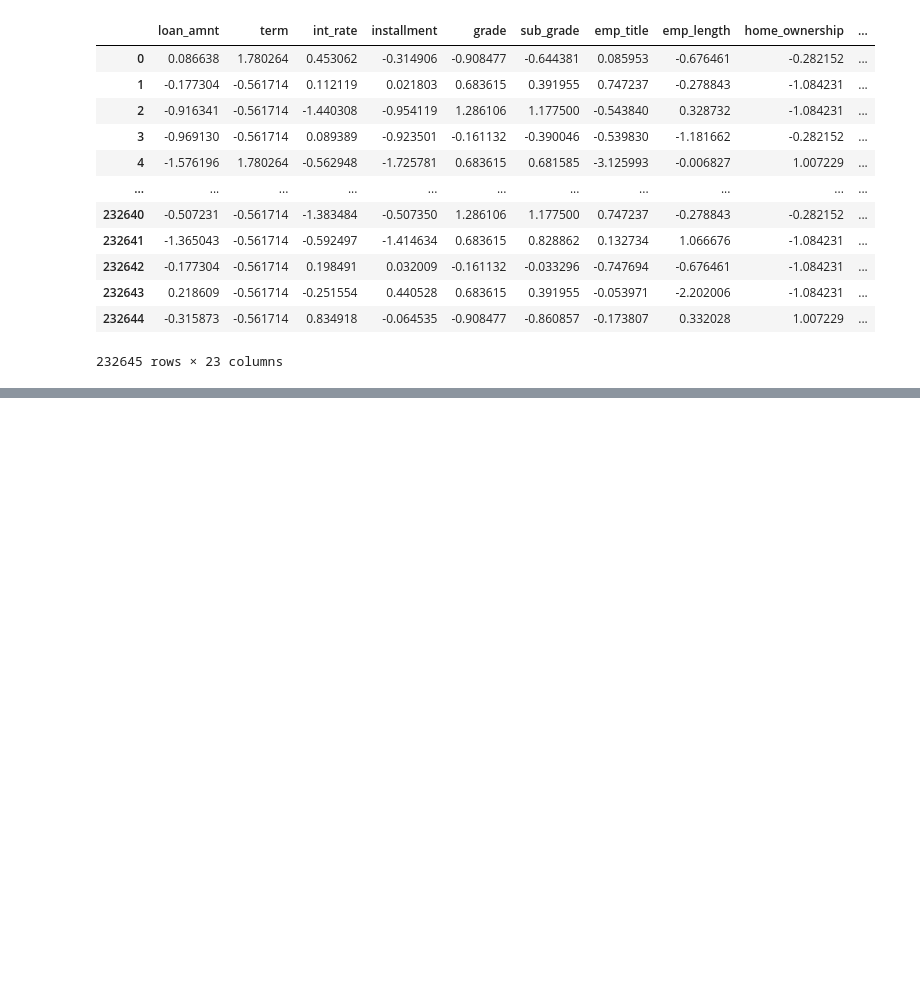
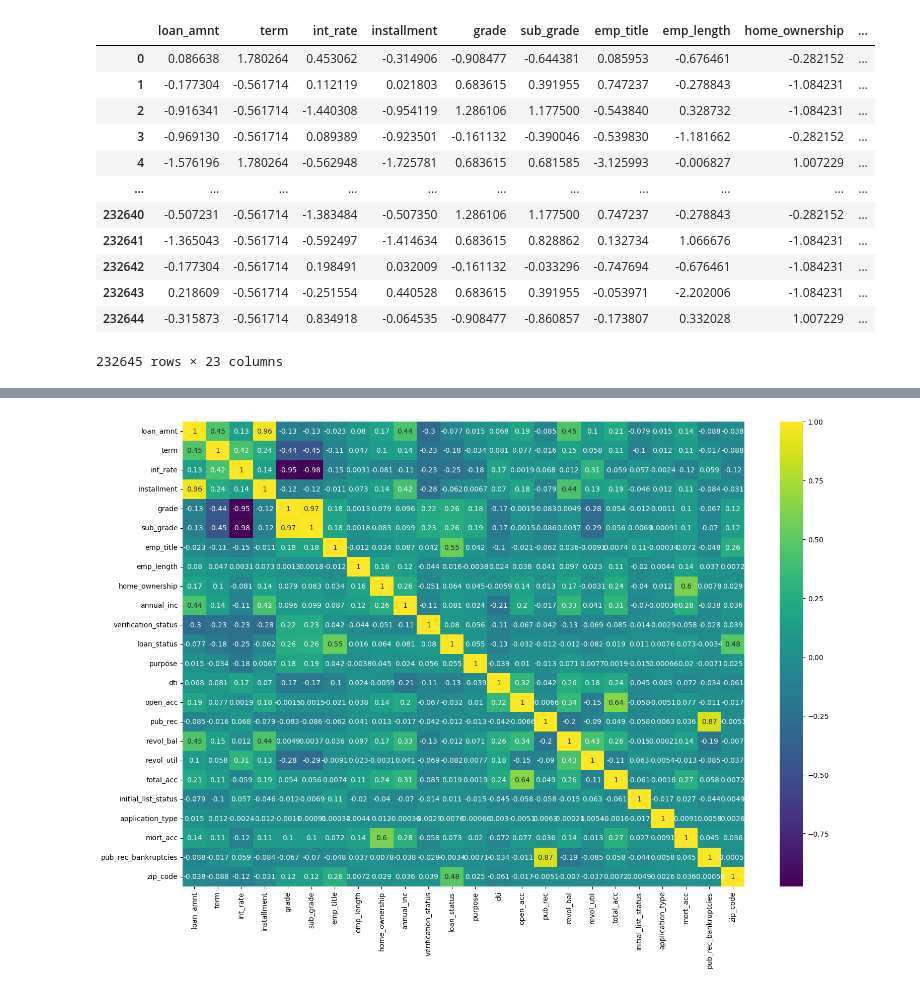
Before and after one commit to Navaneeth-7/Logistic_regression, a Jupyter notebook: file_1.ipynb, the cells around one changed output, grey strips where cells are left out. Saved outputs shown, nothing was run; the diff lists cells and outputs as text; code cells hidden in the pictures; blank space fills up the shorter version.

```diff
--- a/file_1.ipynb
+++ b/file_1.ipynb
@@ -795,0 +882,6 @@ X_train
+# %%
+plt.figure(figsize=(18,12))
+sns.heatmap(df_3.corr(method='spearman'),annot=True,cmap='viridis')
+plt.show()
+# %% [output]
+[figure, added]
```
Also changed, not shown: parts of 46 cells of this notebook.
